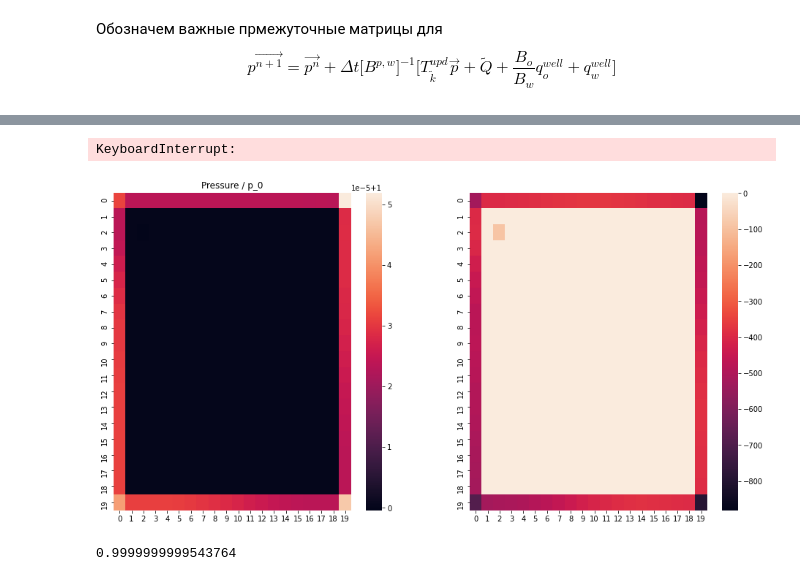
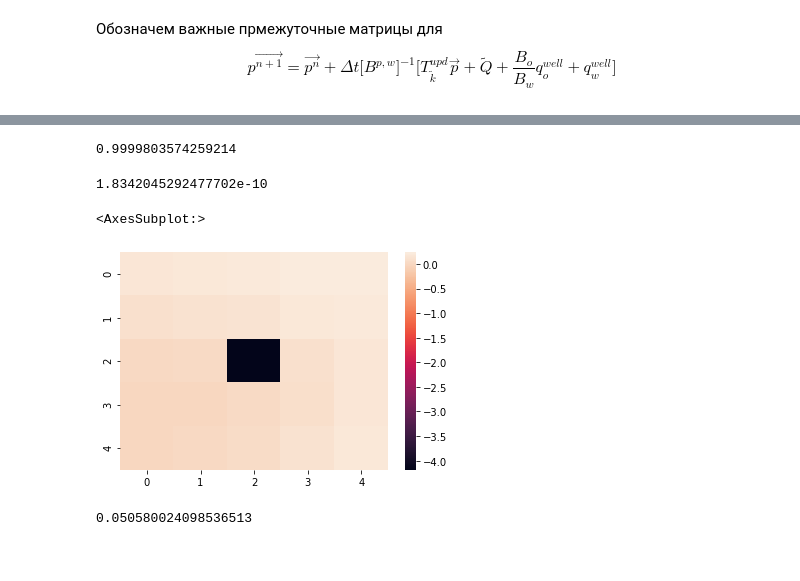
Before and after one commit to yamidovich/ReservoirModel, a Jupyter notebook: Model_on_work.ipynb, the cells around one changed output, grey strips where cells are left out. Saved outputs shown, nothing was run; the diff lists cells and outputs as text; code cells hidden in the pictures.

```diff
--- a/Model_on_work.ipynb
+++ b/Model_on_work.ipynb
@@ -155 +185,18 @@ tri_matr_w = ma.diagonal_multidot([por_inv, b_s_w, v_matrix_inv])
+# %%
+p_vec_new[12] / const.p_0()
+# %% [output]
+0.9999803574259214
+# %%
+S_w_vec_new[12] / const.p_0()
+# %% [output]
+1.8342045292477702e-10
+# %%
+sns.heatmap(S_w_vec.reshape(nx, ny))
+# %% [output]
+<AxesSubplot:>
+[figure, added]
+# %%
+S_w_vec[12]
+# %% [output]
+0.050580024098536513
 # %%
@@ -160,41 +210,3 @@ S_o_vec_new += const.dt() * const.b_o() * por_inv.dot(t_upd_k_s_o.dot(p_vec_new)
 
 S_w_vec_new = S_w_vec - tri_matr_w.dot(p_vec_new - p_vec) * const.b_w()
 S_w_vec_new += const.dt() * const.b_w() * por_inv.dot(t_upd_k_s_w.dot(p_vec_new) + q_w)
-# %%
-for i in range(int(1e3)):
-
-    p_vec_new = p_vec + const.dt() * bpw_inv.dot(t_upd_k_tilde.dot(p_vec) + q_tilde + b_rat * q_o  + q_w)
-
-    S_o_vec_new = S_o_vec - tri_matr_o.dot(p_vec_new - p_vec) * const.b_o()
-    S_o_vec_new += const.dt() * const.b_o() * por_inv.dot(t_upd_k_s_o.dot(p_vec_new) + q_o)
-
-    S_w_vec_new = S_w_vec - tri_matr_w.dot(p_vec_new - p_vec) * const.b_w()
-    S_w_vec_new += const.dt() * const.b_w() * por_inv.dot(t_upd_k_s_w.dot(p_vec_new) + q_w)
-
-    p_vec = p_vec_new
-    S_o_vec = S_o_vec_new
-    S_w_vec_new = S_w_vec_new
-    if i % 2 == 0:
-        display.clear_output(wait=True)
-        f, ax = plt.subplots(nrows=1, ncols=2, figsize=(16, 8))
-        ax[0].get_shared_y_axes().join(ax[1])
-        g1 = sns.heatmap(p_vec_new.reshape(nx, ny) / const.p_0(), ax=ax[0])
-        g1.set_title('Pressure / p_0')
-        g2 = sns.heatmap(S_o_vec.reshape(nx, ny), ax=ax[1])
-        g2.set_title('Saturation oil')
-
-        # may be needed to rotate the ticklabels correctly:
-        for _ax in [g1,g2]:
-            tl = _ax.get_xticklabels()
-            _ax.set_xticklabels(tl, rotation=90)
-            tly = _ax.get_yticklabels()
-            _ax.set_yticklabels(tly, rotation=0)
-
-        plt.show()
-# %% [output]
-KeyboardInterrupt:
-[figure, removed]
-# %%
-p_vec_new[41] / const.p_0()
-# %% [output]
-0.9999999999543764
```
Also changed, not shown: parts of 16 cells of this notebook, 7 other files.
